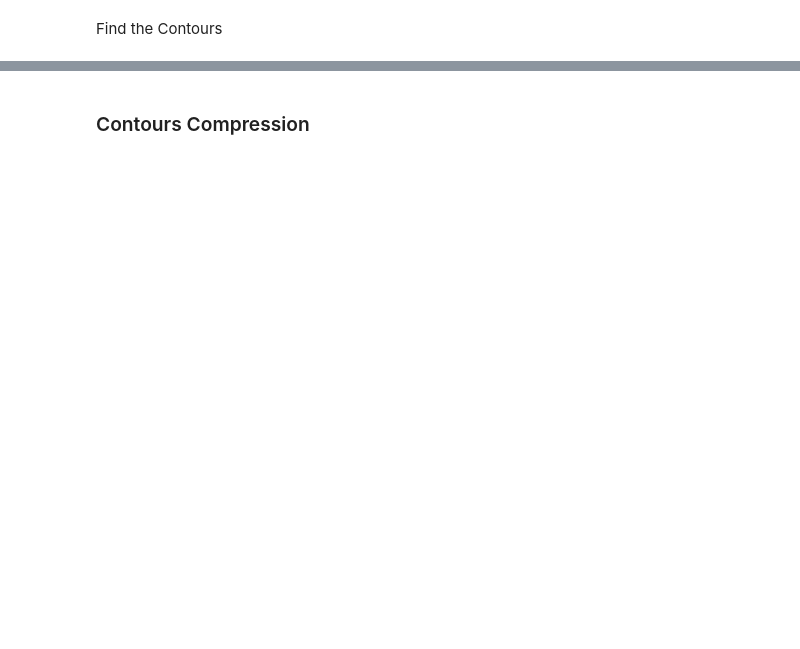
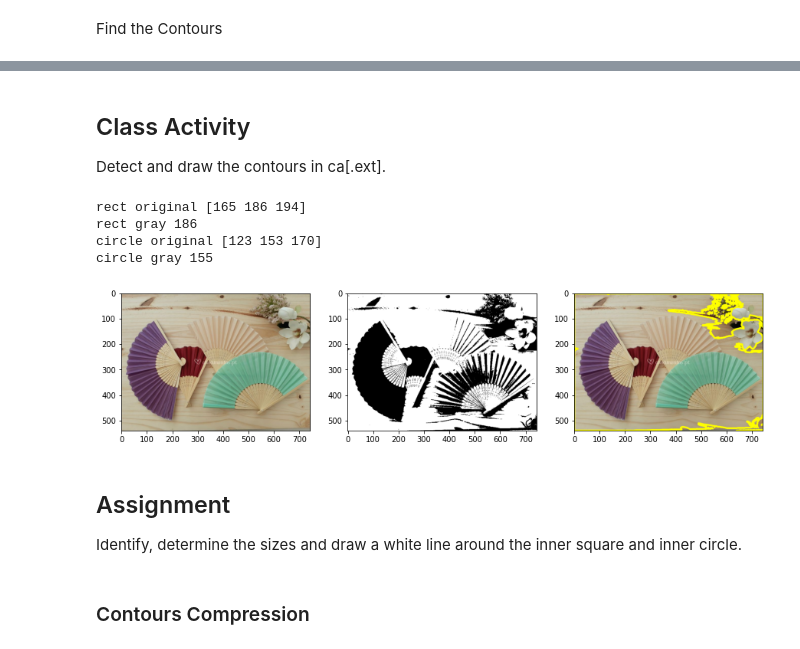
Before and after one commit to goke-ai/cv, a Jupyter notebook: essential/14b.ipynb, the cells around one changed output, grey strips where cells are left out. Cells and saved outputs as stored; diff of their text form; code cells hidden in the pictures; blank space fills up the shorter version.

```diff
--- a/essential/14b.ipynb
+++ b/essential/14b.ipynb
@@ -111,3 +189,68 @@ Identify, determine the sizes and draw a white line around the inner square and
+# %% [markdown]
+## Class Activity
+
+Detect and draw the contours in ca[.ext].
+# %%
+import cv2 as cv
+import matplotlib.pyplot as plt
+
+# read image
+img = cv.imread("assets/ca.jpg")
+
+# convert to gray
+imgGray = cv.cvtColor(img, cv.COLOR_BGR2GRAY)
+
+# pixel color @ [150,70] == (255,0,255)
+print('rect original', img[150, 70])
+print('rect gray', imgGray[150, 70])
+print('circle original', img[400, 300])
+print('circle gray', imgGray[400, 300])
+
+# apply threshold for segmentation
+thresh = 150
+ret, imgThresh = cv.threshold(imgGray, thresh, 255, cv.THRESH_BINARY)
+
+# contour detection
+all_contours, all_hierarchy = cv.findContours(imgThresh, cv.RETR_EXTERNAL, cv.CHAIN_APPROX_NONE)
+
+# draw the external contours
+img_all_contour = img.copy()
+color = (0, 255, 255)
+thickness = 5
+for contour in all_contours:
+    # print(f"size (RETR_LIST): {cv.contourArea(contour)}")
+    cv.drawContours(img_all_contour, [contour], 0, color, thickness)
+
+# plot size
+plt.figure(figsize=(15,6))
+# show img
+plt.subplot(1,3,1)
+imgRGB = img[:,:,::-1]
+plt.imshow(imgRGB)
+
+# show segmented image
+plt.subplot(1,3,2)
+imgRGB = cv.cvtColor(imgThresh, cv.COLOR_BGR2RGB)
+plt.imshow(imgRGB)
+
+# show segmented image
+plt.subplot(1,3,3)
+imgRGB = cv.cvtColor(img_all_contour, cv.COLOR_BGR2RGB)
+plt.imshow(imgRGB)
+
+
+#
+plt.show()
+# %% [output]
+rect original [165 186 194]
+rect gray 186
+circle original [123 153 170]
+circle gray 155
+[figure, added]
+# %% [markdown]
+
+## Assignment
+Identify, determine the sizes and draw a white line around the inner square and inner circle.
 # %% [markdown]
 ### Contours Compression
 # %%
```
Also changed, not shown: parts of 19 cells of this notebook, 1 other file.
